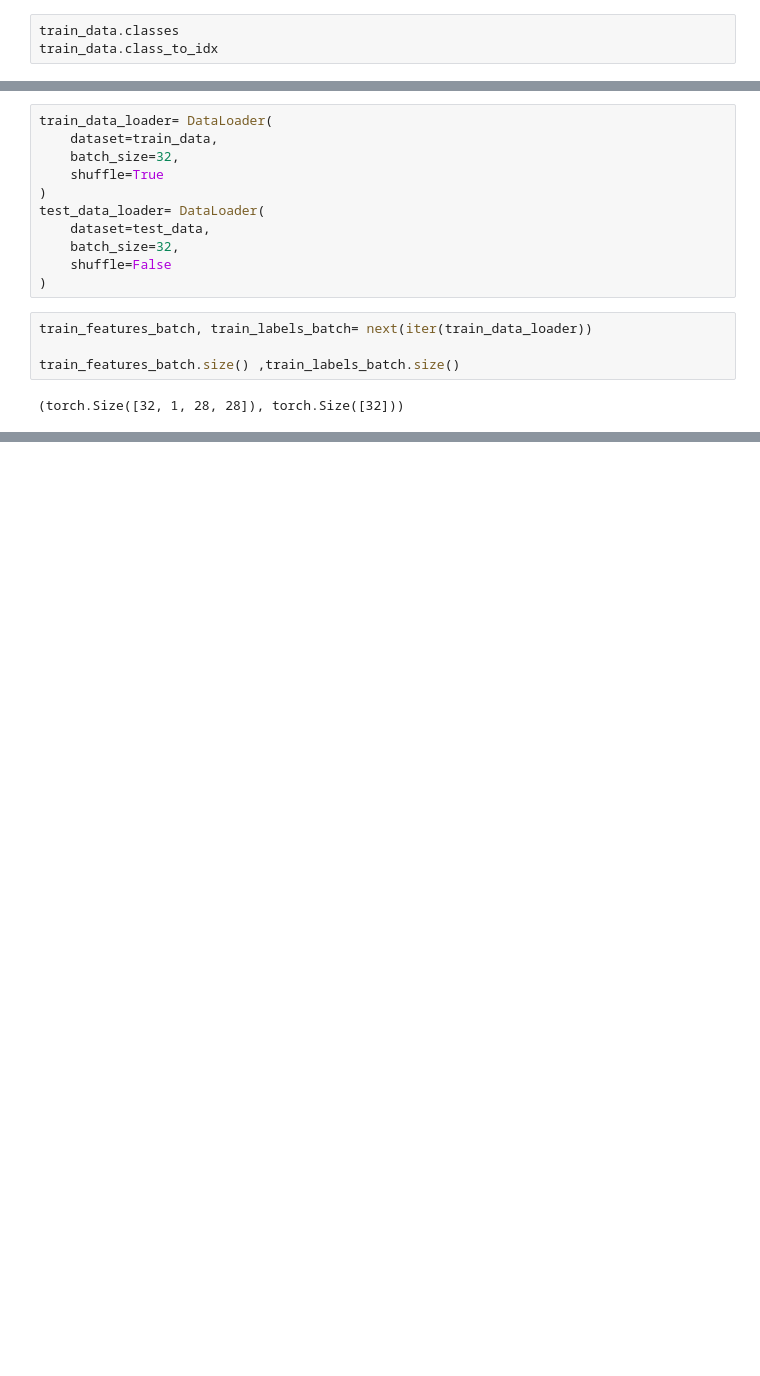
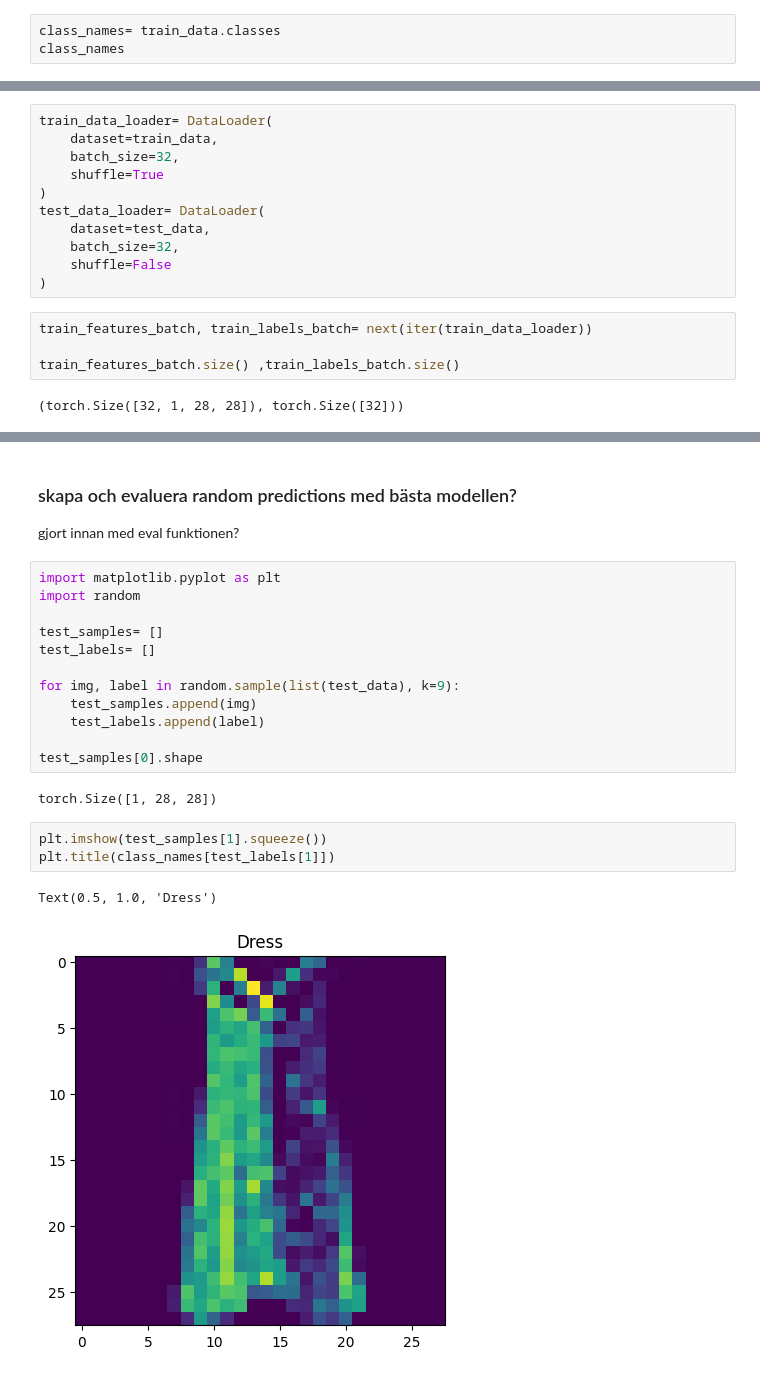
Before and after one commit to DavidDanell/PyTorch, a Jupyter notebook: cnn2.ipynb, the cells around one changed output, grey strips where cells are left out. Saved outputs shown, nothing was run; the diff lists cells and outputs as text; blank space fills up the shorter version.

```diff
--- a/cnn2.ipynb
+++ b/cnn2.ipynb
@@ -29,4 +24,4 @@ test_data = datasets.FashionMNIST(
 # %%
-train_data.classes
-train_data.class_to_idx
+class_names= train_data.classes
+class_names
 # %% [output]
@@ -59,0 +326,23 @@ train_features_batch.size() ,train_labels_batch.size()
+# %% [markdown]
+### skapa och evaluera random predictions med bästa modellen?
+gjort innan med eval funktionen?
+# %%
+import matplotlib.pyplot as plt
+import random
+
+test_samples= []
+test_labels= []
+
+for img, label in random.sample(list(test_data), k=9):
+    test_samples.append(img)
+    test_labels.append(label)
+
+test_samples[0].shape
+# %% [output]
+torch.Size([1, 28, 28])
+# %%
+plt.imshow(test_samples[1].squeeze())
+plt.title(class_names[test_labels[1]])
+# %% [output]
+Text(0.5, 1.0, 'Dress')
+[figure, added]
```
Also changed, not shown: parts of 25 cells of this notebook.
